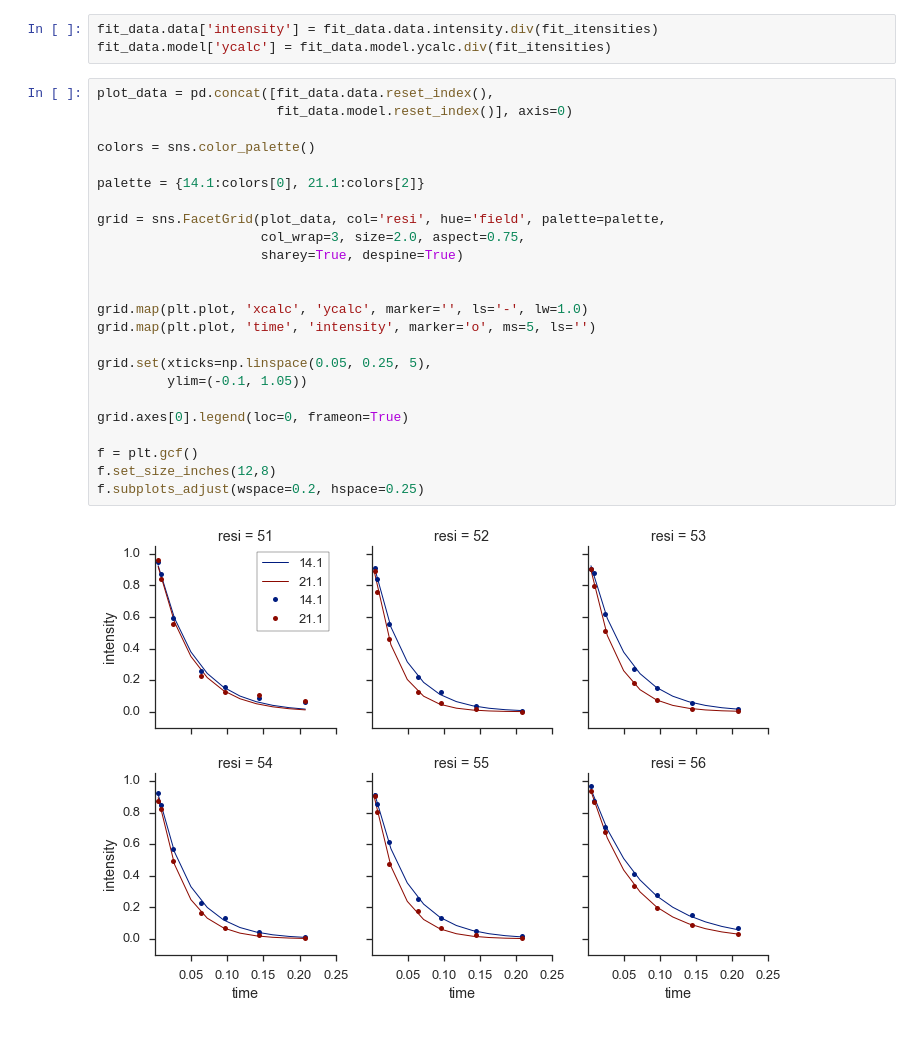
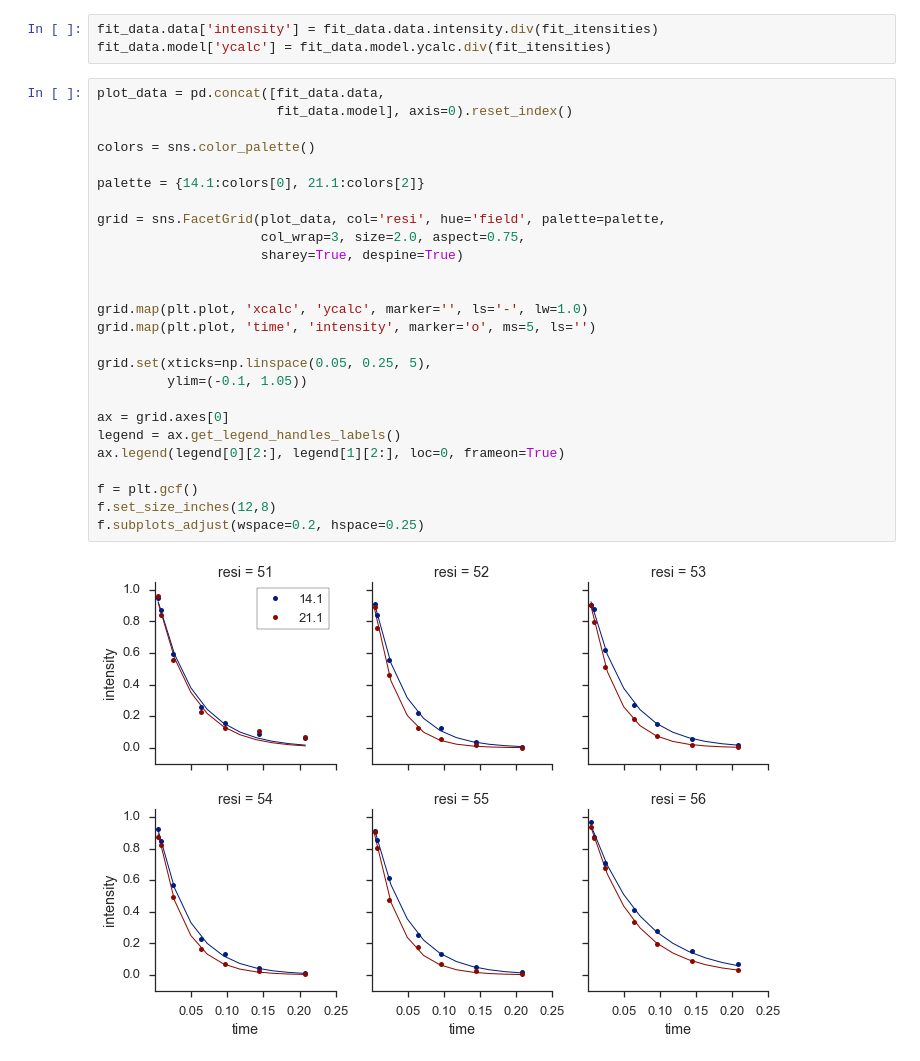
Before and after one commit to mlgill/pdLSR, a Jupyter notebook: pdLSR/demo/pdLSR_demo.ipynb, the cells around one changed output. Drawn from its saved outputs; the diff is of its cells as text.

```diff
--- a/pdLSR/demo/pdLSR_demo.ipynb
+++ b/pdLSR/demo/pdLSR_demo.ipynb
@@ -237,28 +237,30 @@ fit_itensities = fit_data.results.loc[:,('inten','value')]
 fit_data.data['intensity'] = fit_data.data.intensity.div(fit_itensities)
 fit_data.model['ycalc'] = fit_data.model.ycalc.div(fit_itensities)
 # %%
-plot_data = pd.concat([fit_data.data.reset_index(),
-                       fit_data.model.reset_index()], axis=0)
+plot_data = pd.concat([fit_data.data,
+                       fit_data.model], axis=0).reset_index()
 
 colors = sns.color_palette()
 
 palette = {14.1:colors[0], 21.1:colors[2]}
 
 grid = sns.FacetGrid(plot_data, col='resi', hue='field', palette=palette,
                      col_wrap=3, size=2.0, aspect=0.75,
                      sharey=True, despine=True)
 
 
 grid.map(plt.plot, 'xcalc', 'ycalc', marker='', ls='-', lw=1.0)
 grid.map(plt.plot, 'time', 'intensity', marker='o', ms=5, ls='')
 
 grid.set(xticks=np.linspace(0.05, 0.25, 5),
          ylim=(-0.1, 1.05))
 
-grid.axes[0].legend(loc=0, frameon=True)
+ax = grid.axes[0]
+legend = ax.get_legend_handles_labels()
+ax.legend(legend[0][2:], legend[1][2:], loc=0, frameon=True)
 
 f = plt.gcf()
 f.set_size_inches(12,8)
 f.subplots_adjust(wspace=0.2, hspace=0.25)
 # %% [output]
-[figure, old version]
+[figure, new version]
```
Also changed, not shown: parts of 13 cells of this notebook, 7 other files.
